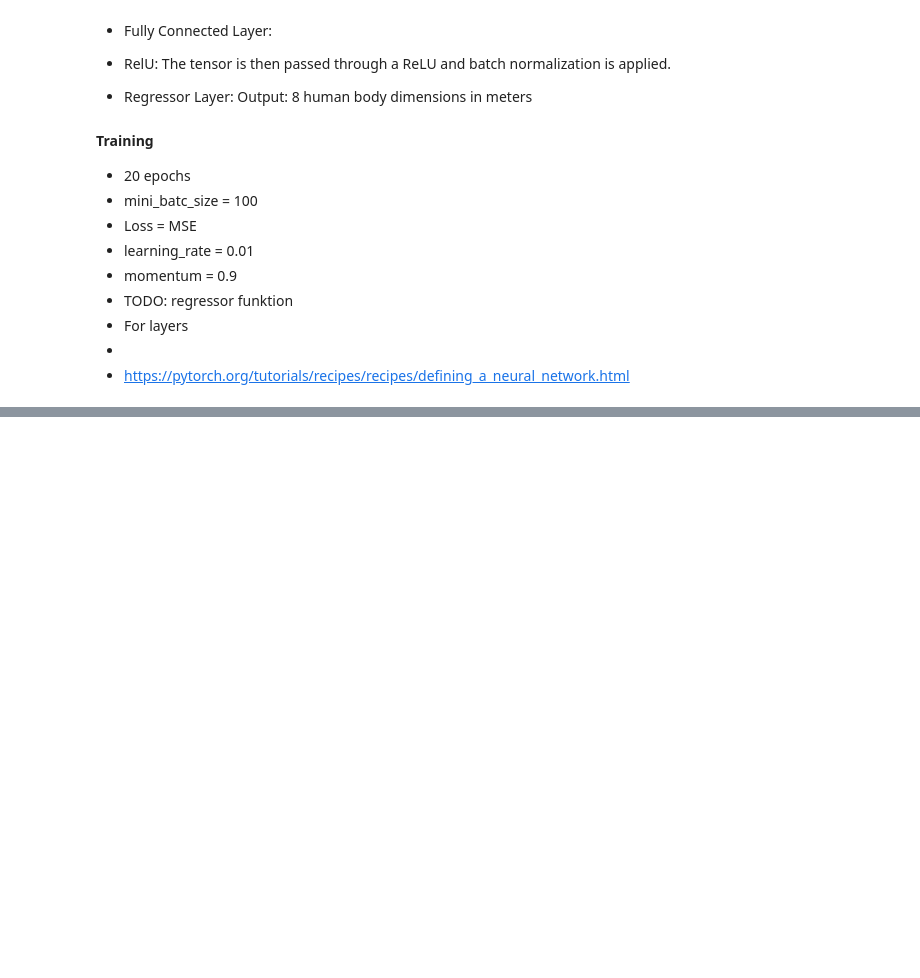
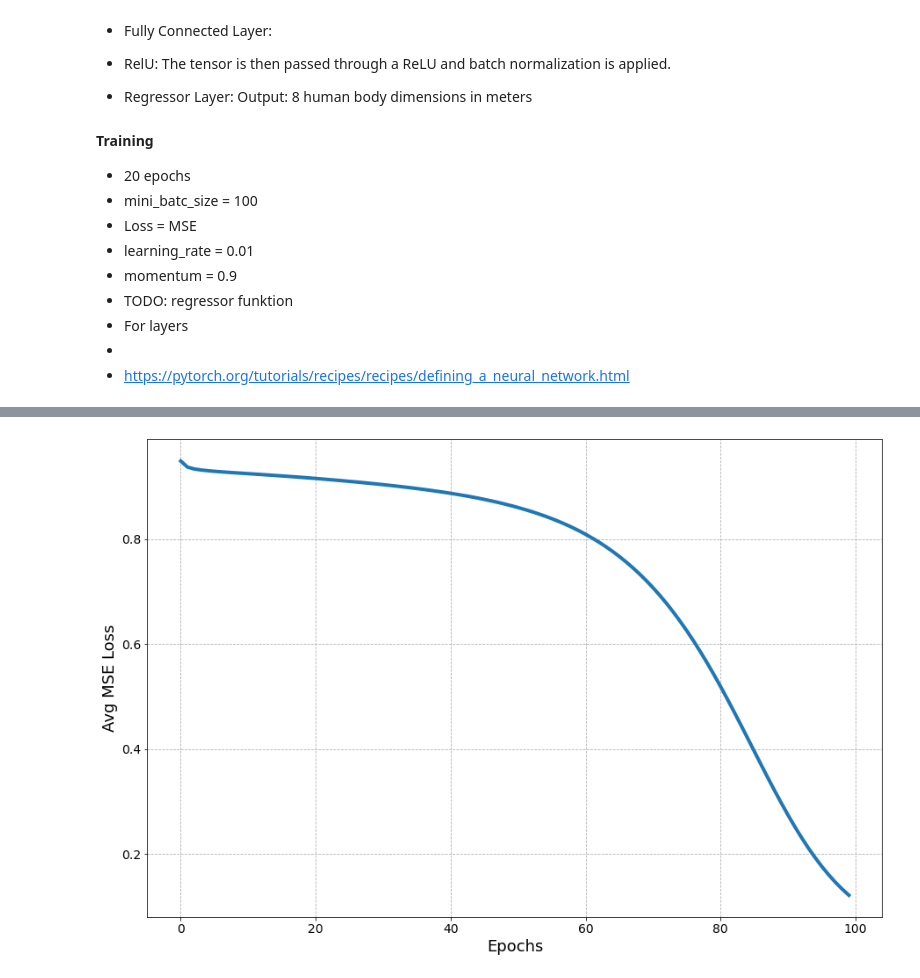
Before and after one commit to nerovalerius/hbd_estimation_cnn, a Jupyter notebook: cnn.ipynb, the cells around one changed output, grey strips where cells are left out. Saved outputs shown, nothing was run; the diff lists cells and outputs as text; code cells hidden in the pictures; blank space fills up the shorter version.

Commit message:
changed learning rate, optimized data class, shuffled data, added plots

```diff
--- a/cnn.ipynb
+++ b/cnn.ipynb
@@ -115,8 +102,6 @@ device = torch.device('cuda')
 annotations_tensor = torch.load('tensors/humans_monsters_annotation_tensor.pt', map_location=device)
 plain_image_tensor = torch.load('tensors/humans_monsters_plain_image_tensor.pt', map_location=device)
 
-print(annotations_tensor[0])
-print(plain_image_tensor[0])
 #rgb_tensor = torch.load('tensors/humans_monsters_rgb_image_tensor.pt', map_location=device)
 #texture_tensor = torch.load('tensors/humans_monsters_texture_image_tensor.pt', map_location=device)
 
@@ -128,8 +113,8 @@ print(plain_image_tensor[0])
 plain_dataset_train = MyData(plain_image_tensor, annotations_tensor, train=True)
 plain_dataset_test = MyData(plain_image_tensor, annotations_tensor, train=False)
 
-test_loader = DataLoader(plain_dataset_test, batch_size=100, num_workers=0)
-train_loader = DataLoader(plain_dataset_train, batch_size=100, num_workers=0)
+train_loader = DataLoader(plain_dataset_train, batch_size=100, num_workers=0, shuffle=True)
+test_loader = DataLoader(plain_dataset_test, batch_size=100, num_workers=0, shuffle=True)
 
 print("Dataset/s loaded")
 # %% [output]
@@ -218,7 +197,12 @@ class ConvNet(nn.Module):
         outputs = self.layers(inputs)
         return outputs
 # %%
+##############################################################
+# TRAIN LOOP
+##############################################################
+
 def train_loop(dataloader, model, loss_fn, optimizer):
+    print("Train:")
     size = len(dataloader.dataset)
     for batch, (X, y) in enumerate(dataloader):
 
@@ -231,13 +215,17 @@ def train_loop(dataloader, model, loss_fn, optimizer):
         loss.backward()
         optimizer.step()
 
-        if batch % 100 == 0:
+        if batch % 50 == 0:
             loss, current = loss.item(), batch * len(X)
             print(f"loss: {loss:>7f}  [{current:>5d}/{size:>5d}]")
 
+##############################################################
+# TEST LOOP
+##############################################################
 
 def test_loop(dataloader, model, loss_fn):
     size = len(dataloader.dataset)
+
     num_batches = len(dataloader)
     test_loss, correct, diff, diff_fracture = 0, 0, 0, 0
 
@@ -253,5 +241,7 @@ def test_loop(dataloader, model, loss_fn):
     correct /= size
     diff /= size
     diff_fracture /= size
-    print(f"Test Error: \n AMAD: {(diff):>0.1f}%, \n ARPE: {(diff_fracture):>0.1f}%, Avg loss: {test_loss:>8f} \n")
+    print(f"\nTest Error: \n AMAD: {(diff):>0.3f}%, \n ARPE: {(diff_fracture):>0.3f}%, \n Avg loss: {test_loss:>6f} \n")
+
+    return test_loss
 # %%
@@ -287,0 +298,19 @@ loss: 1.088078  [    0/ 2800]
+# %%
+##############################################################
+# PLOTS
+##############################################################
+
+#################################
+# LOSS FUNCTION
+#################################
+
+plt.figure(figsize=(15, 10))
+plt.plot(avg_losses, linewidth=4)
+plt.yticks(fontsize=14)
+plt.xticks(fontsize=14)
+plt.ylabel('Avg MSE Loss', fontsize=18)
+plt.xlabel('Epochs', fontsize=18)
+plt.grid(which='both', linestyle='--')
+plt.show()
+# %% [output]
+[figure, added]
```
Also changed, not shown: parts of 4 cells of this notebook, 1 other file.
